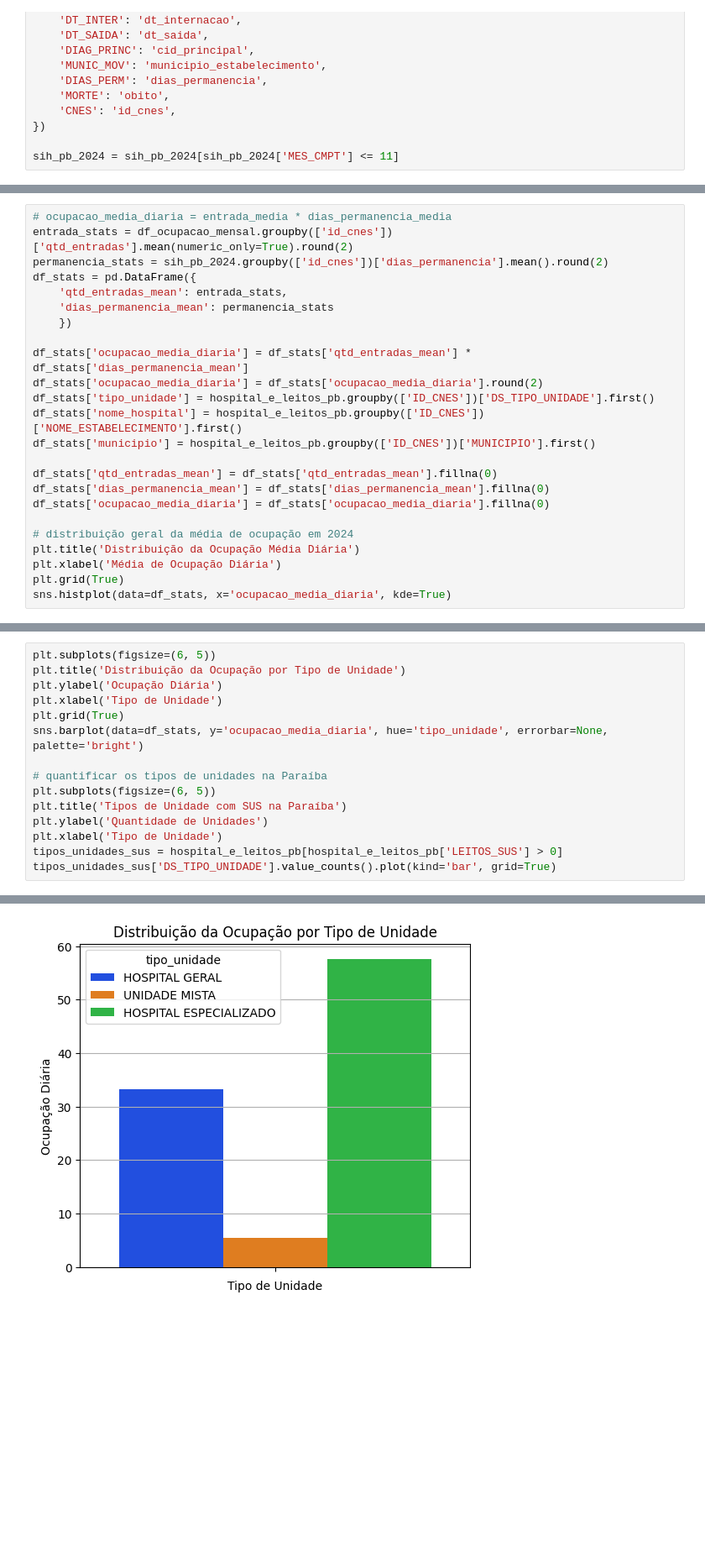
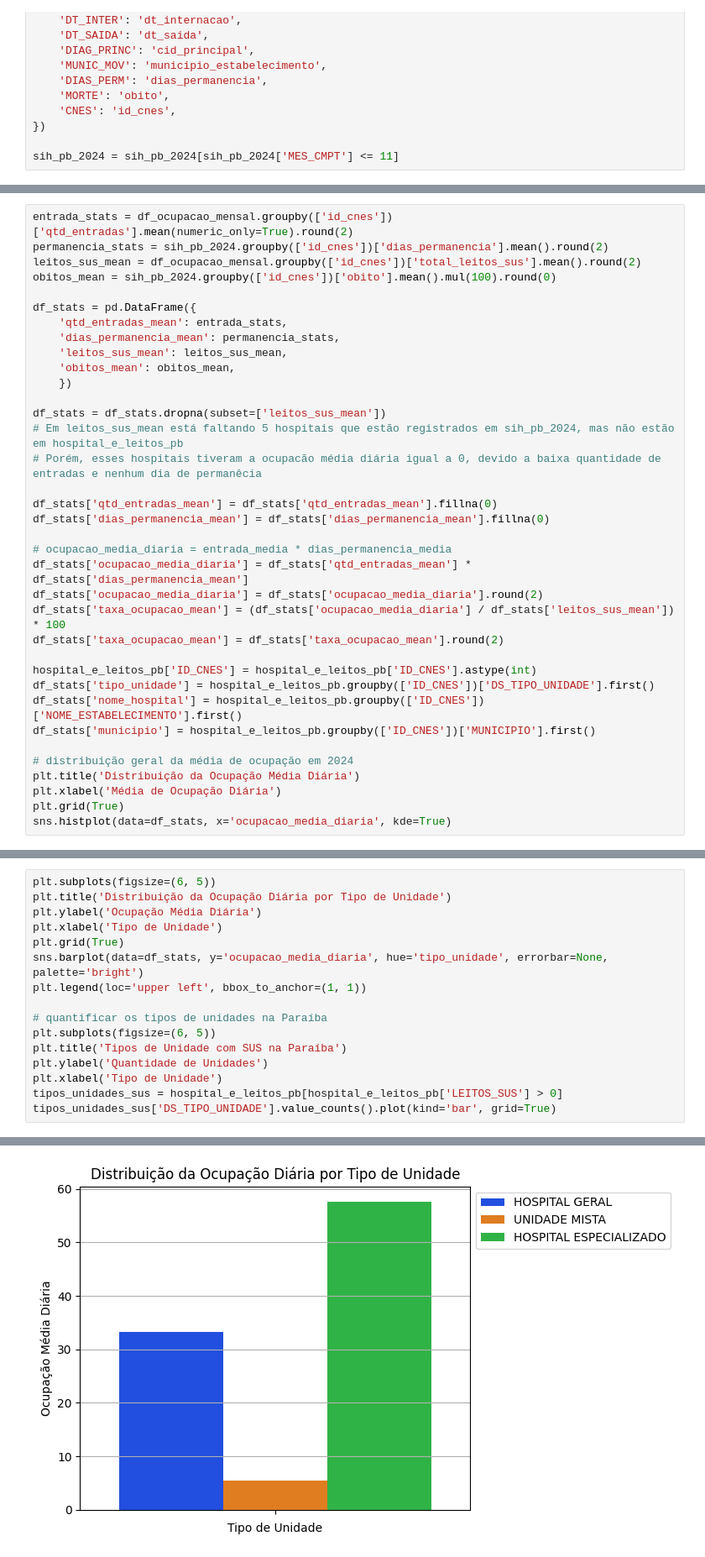
Before and after one commit to ceciliapaiva/analise-superlotacao-hospitais-pb, a Jupyter notebook: relatorio.ipynb, the cells around one changed output, grey strips where cells are left out. Shown at 84% size. Cells and saved outputs as stored; diff of their text form; blank space fills up the shorter version.

Commit message:
Finalizando analise exploratoria com (taxa_ocupacao_mean = ocupacao_media / leitos_sus_mean)  * 100

```diff
--- a/relatorio.ipynb
+++ b/relatorio.ipynb
@@ -116,21 +134,33 @@ df_ocupacao_mensal
 # %%
-# ocupacao_media_diaria = entrada_media * dias_permanencia_media
 entrada_stats = df_ocupacao_mensal.groupby(['id_cnes'])['qtd_entradas'].mean(numeric_only=True).round(2)
 permanencia_stats = sih_pb_2024.groupby(['id_cnes'])['dias_permanencia'].mean().round(2)
+leitos_sus_mean = df_ocupacao_mensal.groupby(['id_cnes'])['total_leitos_sus'].mean().round(2)
+obitos_mean = sih_pb_2024.groupby(['id_cnes'])['obito'].mean().mul(100).round(0)
+
 df_stats = pd.DataFrame({
     'qtd_entradas_mean': entrada_stats,
-    'dias_permanencia_mean': permanencia_stats
+    'dias_permanencia_mean': permanencia_stats,
+    'leitos_sus_mean': leitos_sus_mean,
+    'obitos_mean': obitos_mean,
     })
 
+df_stats = df_stats.dropna(subset=['leitos_sus_mean'])
+# Em leitos_sus_mean está faltando 5 hospitais que estão registrados em sih_pb_2024, mas não estão em hospital_e_leitos_pb
+# Porém, esses hospitais tiveram a ocupacão média diária igual a 0, devido a baixa quantidade de entradas e nenhum dia de permanêcia
+
+df_stats['qtd_entradas_mean'] = df_stats['qtd_entradas_mean'].fillna(0)
+df_stats['dias_permanencia_mean'] = df_stats['dias_permanencia_mean'].fillna(0)
+
+# ocupacao_media_diaria = entrada_media * dias_permanencia_media
 df_stats['ocupacao_media_diaria'] = df_stats['qtd_entradas_mean'] * df_stats['dias_permanencia_mean']
 df_stats['ocupacao_media_diaria'] = df_stats['ocupacao_media_diaria'].round(2)
+df_stats['taxa_ocupacao_mean'] = (df_stats['ocupacao_media_diaria'] / df_stats['leitos_sus_mean']) * 100
+df_stats['taxa_ocupacao_mean'] = df_stats['taxa_ocupacao_mean'].round(2)
+
+hospital_e_leitos_pb['ID_CNES'] = hospital_e_leitos_pb['ID_CNES'].astype(int)
 df_stats['tipo_unidade'] = hospital_e_leitos_pb.groupby(['ID_CNES'])['DS_TIPO_UNIDADE'].first()
 df_stats['nome_hospital'] = hospital_e_leitos_pb.groupby(['ID_CNES'])['NOME_ESTABELECIMENTO'].first()
 df_stats['municipio'] = hospital_e_leitos_pb.groupby(['ID_CNES'])['MUNICIPIO'].first()
-
-df_stats['qtd_entradas_mean'] = df_stats['qtd_entradas_mean'].fillna(0)
-df_stats['dias_permanencia_mean'] = df_stats['dias_permanencia_mean'].fillna(0)
-df_stats['ocupacao_media_diaria'] = df_stats['ocupacao_media_diaria'].fillna(0)
 
 # distribuição geral da média de ocupação em 2024
 plt.title('Distribuição da Ocupação Média Diária')
@@ -145,21 +176,22 @@ sns.histplot(data=df_stats, x='ocupacao_media_diaria', kde=True)
 # %%
 plt.subplots(figsize=(6, 5))
-plt.title('Distribuição da Ocupação por Tipo de Unidade')
-plt.ylabel('Ocupação Diária')
+plt.title('Distribuição da Ocupação Diária por Tipo de Unidade')
+plt.ylabel('Ocupação Média Diária')
 plt.xlabel('Tipo de Unidade')
 plt.grid(True)
 sns.barplot(data=df_stats, y='ocupacao_media_diaria', hue='tipo_unidade', errorbar=None, palette='bright')
+plt.legend(loc='upper left', bbox_to_anchor=(1, 1))
 
 # quantificar os tipos de unidades na Paraíba
 plt.subplots(figsize=(6, 5))
 plt.title('Tipos de Unidade com SUS na Paraíba')
 plt.ylabel('Quantidade de Unidades')
 plt.xlabel('Tipo de Unidade')
 tipos_unidades_sus = hospital_e_leitos_pb[hospital_e_leitos_pb['LEITOS_SUS'] > 0]
 tipos_unidades_sus['DS_TIPO_UNIDADE'].value_counts().plot(kind='bar', grid=True)
 # %% [output]
 <Axes: title={'center': 'Tipos de Unidade com SUS na Paraíba'}, xlabel='DS_TIPO_UNIDADE', ylabel='Quantidade de Unidades'>
-[figure, old version]
+[figure, new version]
 [figure]
 # %%
 plt.title('Relação entre Ocupação Diária e Tipos de Unidade')
```
Also changed, not shown: parts of 16 cells of this notebook.
